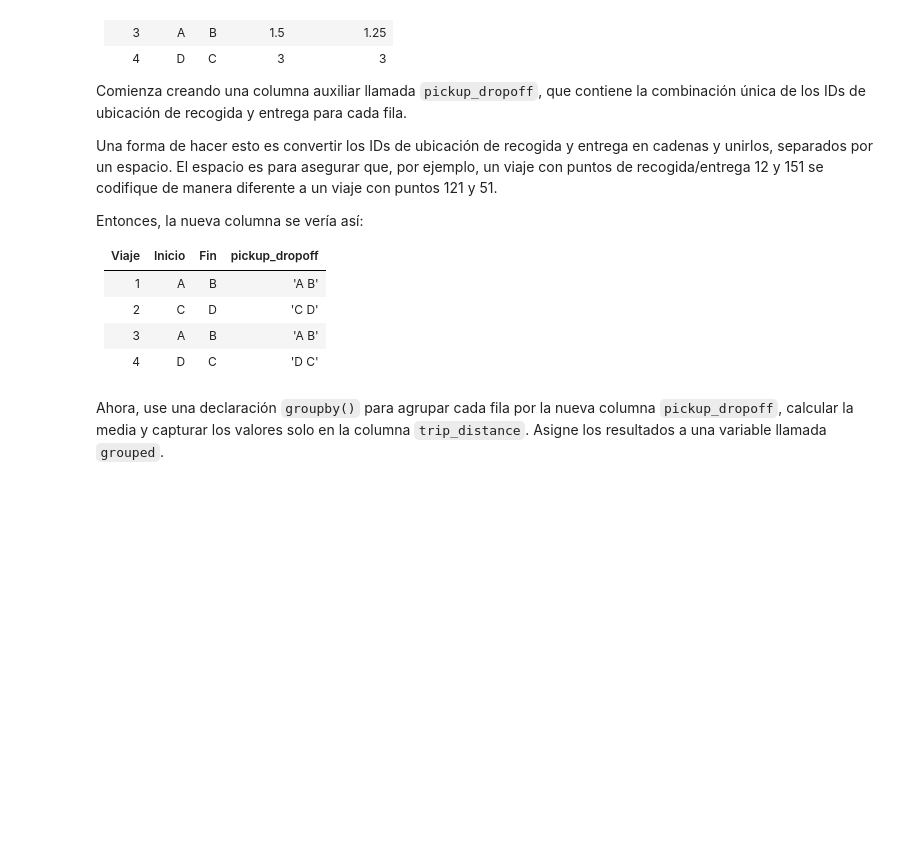
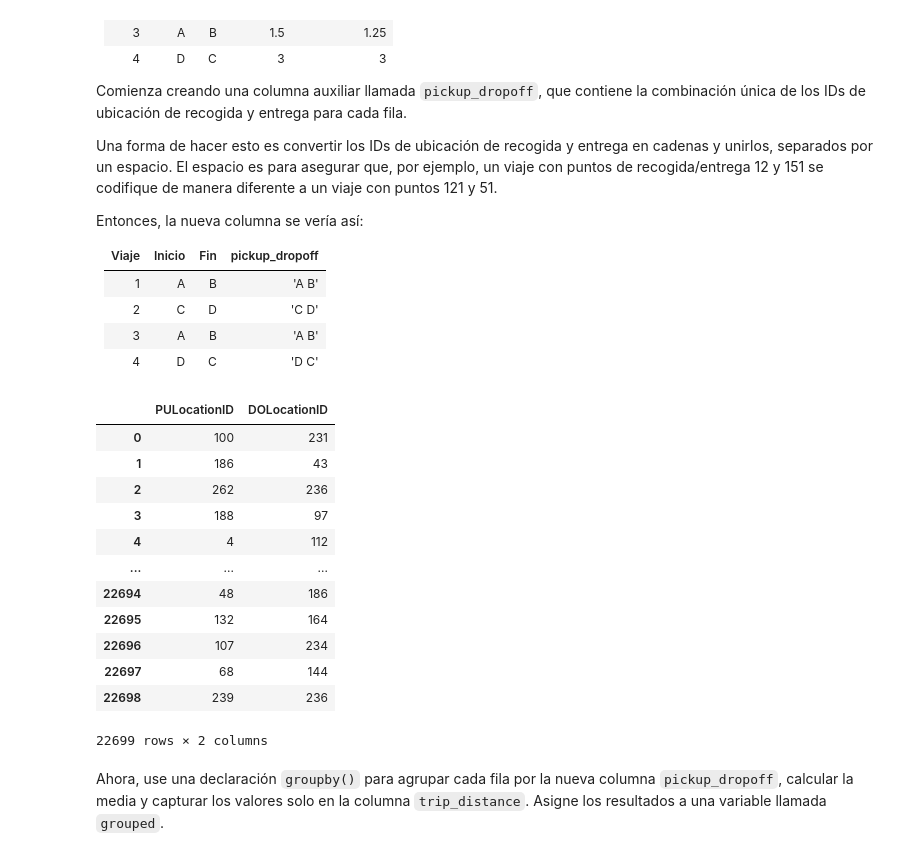
Before and after one commit to emipaz/Curso_Regresiones, a Jupyter notebook: Modulo_6/Automatidata/Activity_ Course 5 Automatidata project lab_es.ipynb, the cells around one changed output. Saved outputs shown, nothing was run; the diff lists cells and outputs as text; code cells hidden in the pictures; blank space fills up the shorter version.

```diff
--- a/Modulo_6/Automatidata/Activity_ Course 5 Automatidata project lab_es.ipynb
+++ b/Modulo_6/Automatidata/Activity_ Course 5 Automatidata project lab_es.ipynb
@@ -548,6 +588,22 @@ Entonces, la nueva columna se vería así:
 | 2  | C   | D | 'C D'        |
 | 3  | A   | B | 'A B'        |
 | 4  | D   | C | 'D C'        |
+# %%
+df0.loc[:, ['PULocationID','DOLocationID']]
+# %% [output]
+|  | PULocationID | DOLocationID |
+| 0 | 100 | 231 |
+| 1 | 186 | 43 |
+| 2 | 262 | 236 |
+| 3 | 188 | 97 |
+| 4 | 4 | 112 |
+| ... | ... | ... |
+| 22694 | 48 | 186 |
+| 22695 | 132 | 164 |
+| 22696 | 107 | 234 |
+| 22697 | 68 | 144 |
+| 22698 | 239 | 236 |
+22699 rows × 2 columns
 # %%
 # Create `pickup_dropoff` column
 # Crear columna auxiliar 'pickup_dropoff' concatenando pickup and dropoff location IDs como strings,
```
Also changed, not shown: parts of 14 cells of this notebook, 1 other file.
